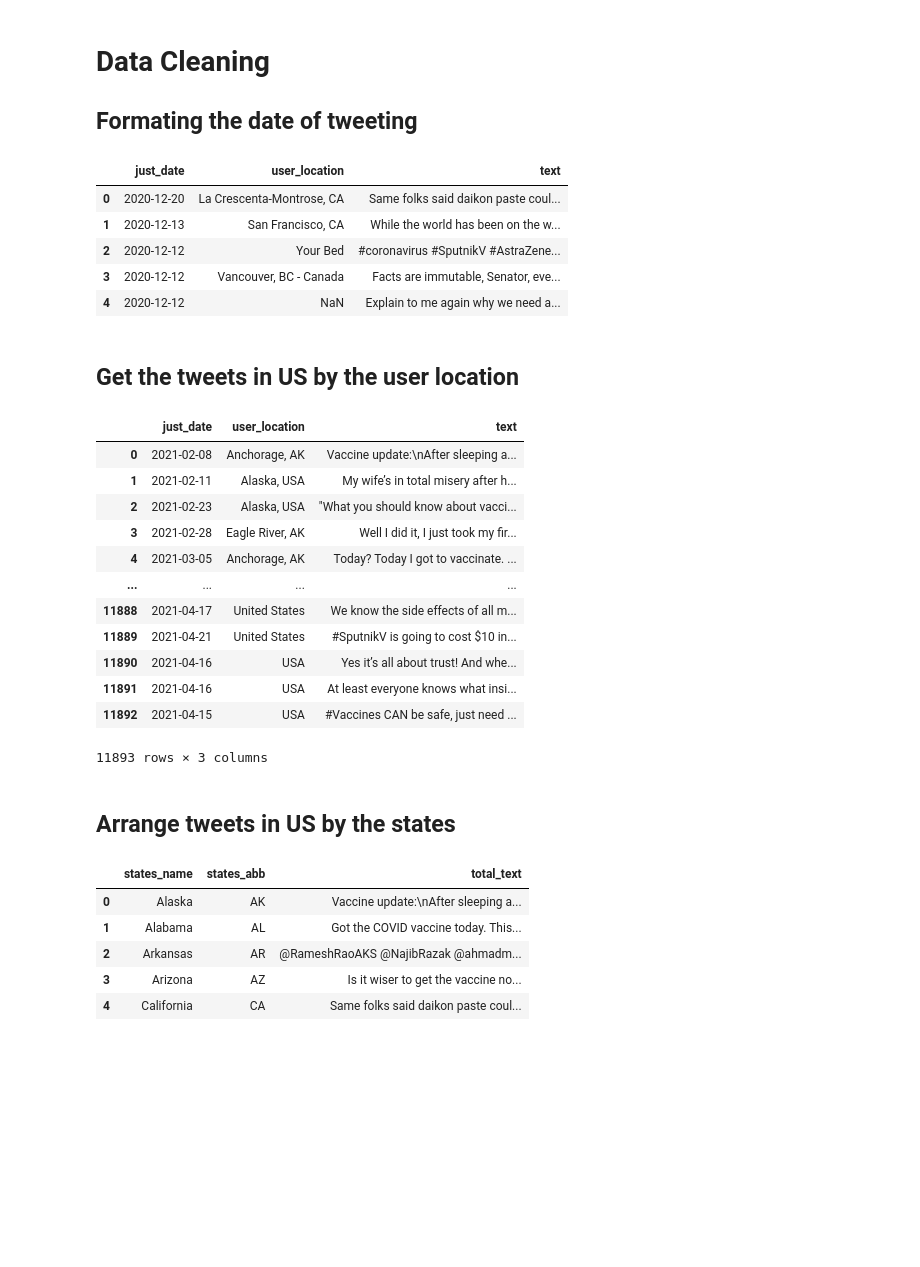
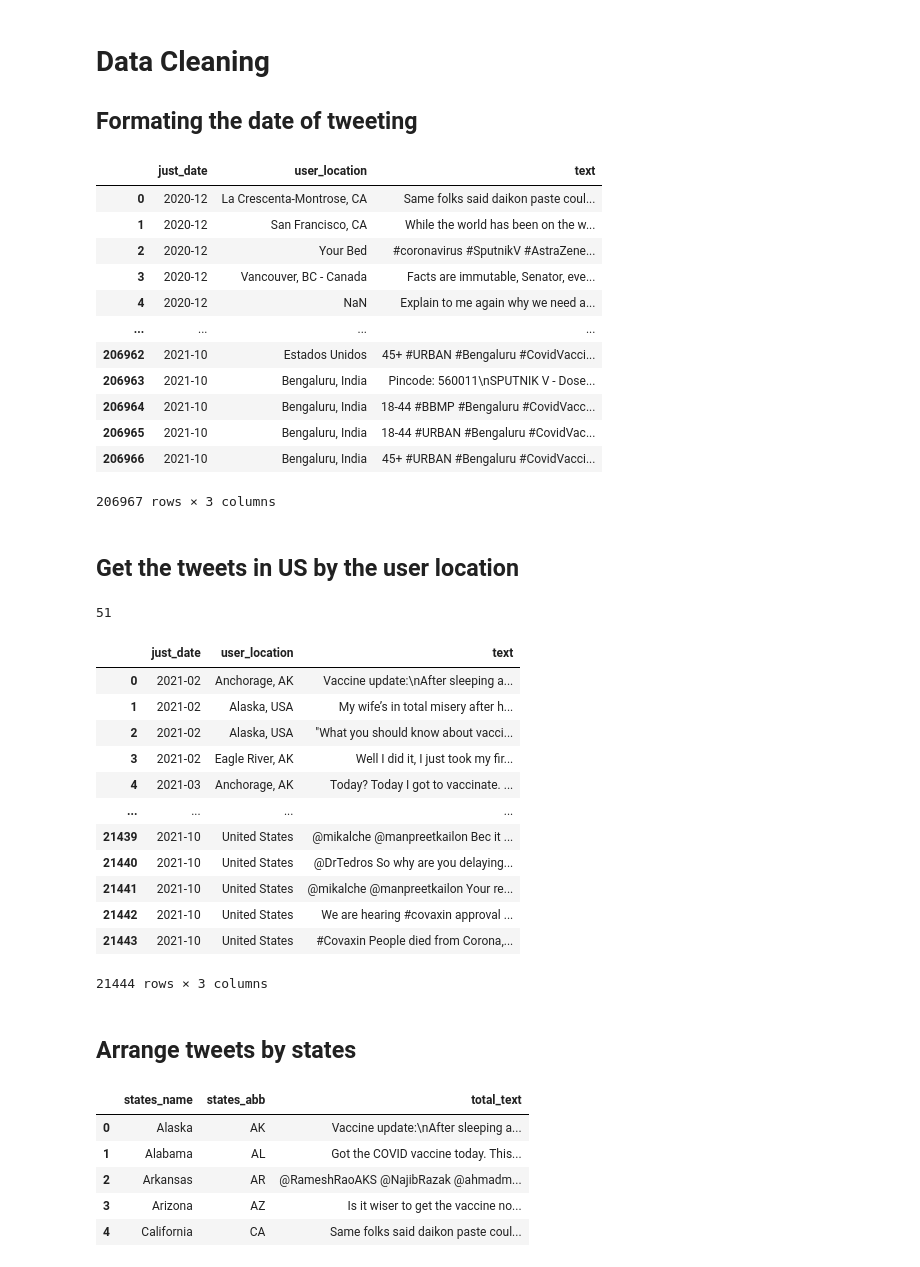
Before and after one commit to Qianhui-Zheng/NLP_COVID19_Vaccine_Tweets, a Jupyter notebook: NLP_vaccine_Twitter.ipynb, the cells around one changed output. Cells and saved outputs as stored; diff of their text form; code cells hidden in the pictures; blank space fills up the shorter version.

```diff
--- a/NLP_vaccine_Twitter.ipynb
+++ b/NLP_vaccine_Twitter.ipynb
@@ -17,18 +44,25 @@ vac_data.head()
 ## Formating the date of tweeting
 # %%
 #getting ride of the exact time, only keep the date
-vac_data['just_date']=[x[:10]for x in vac_data['date']]
+vac_data['just_date']=[x[:7]for x in vac_data['date']]
 # %%
 #Puting the useful information into a new dataframe
 df= vac_data[['just_date','user_location','text']]
-df.head()
+df
 # %% [output]
 |  | just_date | user_location | text |
-| 0 | 2020-12-20 | La Crescenta-Montrose, CA | Same folks said daikon paste coul... |
-| 1 | 2020-12-13 | San Francisco, CA | While the world has been on the w... |
-| 2 | 2020-12-12 | Your Bed | #coronavirus #SputnikV #AstraZene... |
-| 3 | 2020-12-12 | Vancouver, BC - Canada | Facts are immutable, Senator, eve... |
-| 4 | 2020-12-12 | NaN | Explain to me again why we need a... |
+| 0 | 2020-12 | La Crescenta-Montrose, CA | Same folks said daikon paste coul... |
+| 1 | 2020-12 | San Francisco, CA | While the world has been on the w... |
+| 2 | 2020-12 | Your Bed | #coronavirus #SputnikV #AstraZene... |
+| 3 | 2020-12 | Vancouver, BC - Canada | Facts are immutable, Senator, eve... |
+| 4 | 2020-12 | NaN | Explain to me again why we need a... |
+| ... | ... | ... | ... |
+| 206962 | 2021-10 | Estados Unidos | 45+ #URBAN #Bengaluru #CovidVacci... |
+| 206963 | 2021-10 | Bengaluru, India | Pincode: 560011\nSPUTNIK V - Dose... |
+| 206964 | 2021-10 | Bengaluru, India | 18-44 #BBMP #Bengaluru #CovidVacc... |
+| 206965 | 2021-10 | Bengaluru, India | 18-44 #URBAN #Bengaluru #CovidVac... |
+| 206966 | 2021-10 | Bengaluru, India | 45+ #URBAN #Bengaluru #CovidVacci... |
+206967 rows × 3 columns
 # %% [markdown]
 ## Get the tweets in US by the user location
 # %%
@@ -44,6 +77,11 @@ StaNam=[]
 for key in states.keys():
     StaAbb.append(states[key]['code'])
     StaNam.append(states[key]['name'])
+# %%
+len(StaAbb)
+len(StaNam)
+# %% [output]
+51
 # %%
 l=[]
 for i in range(0,51):
@@ -61,18 +99,18 @@ us_tweets = us_tweets.reset_index(drop=True)
 us_tweets
 # %% [output]
 |  | just_date | user_location | text |
-| 0 | 2021-02-08 | Anchorage, AK | Vaccine update:\nAfter sleeping a... |
-| 1 | 2021-02-11 | Alaska, USA | My wife’s in total misery after h... |
-| 2 | 2021-02-23 | Alaska, USA | "What you should know about vacci... |
-| 3 | 2021-02-28 | Eagle River, AK | Well I did it, I just took my fir... |
-| 4 | 2021-03-05 | Anchorage, AK | Today? Today I got to vaccinate. ... |
+| 0 | 2021-02 | Anchorage, AK | Vaccine update:\nAfter sleeping a... |
+| 1 | 2021-02 | Alaska, USA | My wife’s in total misery after h... |
+| 2 | 2021-02 | Alaska, USA | "What you should know about vacci... |
+| 3 | 2021-02 | Eagle River, AK | Well I did it, I just took my fir... |
+| 4 | 2021-03 | Anchorage, AK | Today? Today I got to vaccinate. ... |
 | ... | ... | ... | ... |
-| 11888 | 2021-04-17 | United States | We know the side effects of all m... |
-| 11889 | 2021-04-21 | United States | #SputnikV is going to cost $10 in... |
-| 11890 | 2021-04-16 | USA | Yes it’s all about trust! And whe... |
-| 11891 | 2021-04-16 | USA | At least everyone knows what insi... |
-| 11892 | 2021-04-15 | USA | #Vaccines CAN be safe, just need ... |
+| 21439 | 2021-10 | United States | @mikalche @manpreetkailon Bec it ... |
+| 21440 | 2021-10 | United States | @DrTedros So why are you delaying... |
+| 21441 | 2021-10 | United States | @mikalche @manpreetkailon Your re... |
+| 21442 | 2021-10 | United States | We are hearing #covaxin approval ... |
+| 21443 | 2021-10 | United States | #Covaxin People died from Corona,... |
-11893 rows × 3 columns
+21444 rows × 3 columns
 # %%
 def combine_text(list_of_text):
     '''Takes a list of text and combines them into one large chunk of text.'''
@@ -90,7 +128,7 @@ def find_index(state,ab):
             i.append(a)
     return(i)
 # %% [markdown]
-## Arrange tweets in US by the states
+## Arrange tweets by states
 # %%
 M=[]
 text=[]
```
Also changed, not shown: parts of 29 cells of this notebook.
